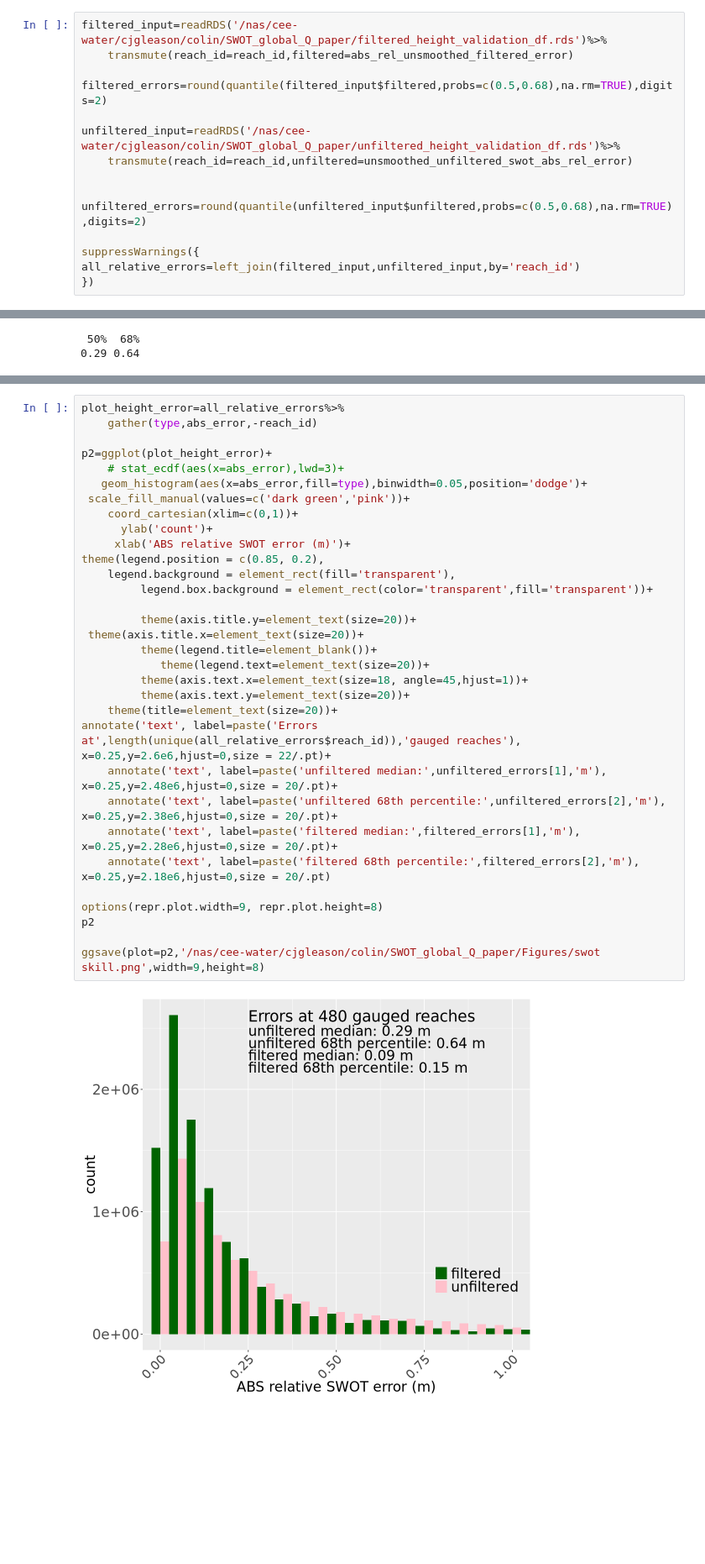
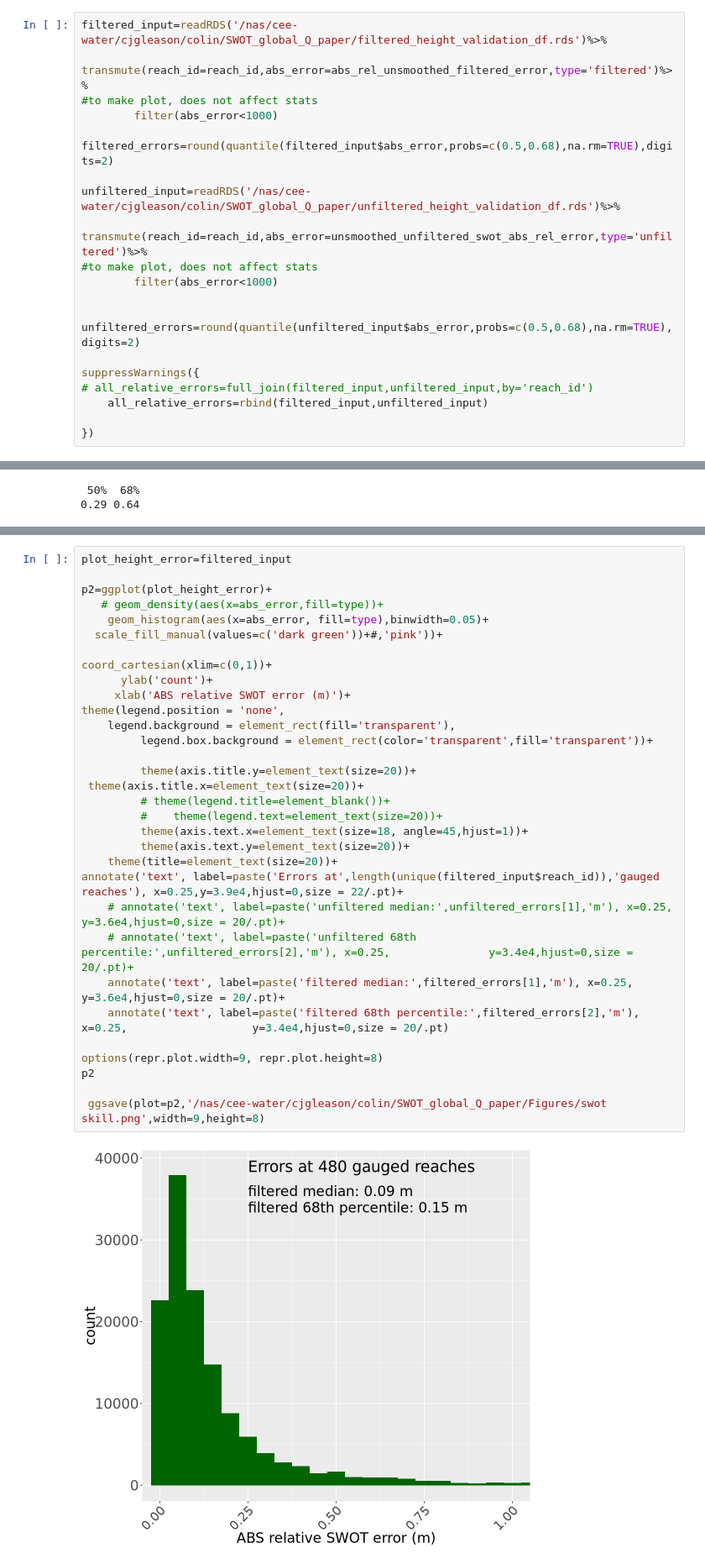
Before and after one commit to Fluvial-UMass/SWOT_SES_code, a Jupyter notebook: gauge_comparisons.ipynb, the cells around one changed output, grey strips where cells are left out. Shown: that part at 84% size. Cells and saved outputs as stored; diff of their text form; blank space fills up the shorter version.

```diff
--- a/gauge_comparisons.ipynb
+++ b/gauge_comparisons.ipynb
@@ -82,14 +99,20 @@ Warning message:
 # %%
 filtered_input=readRDS('/nas/cee-water/cjgleason/colin/SWOT_global_Q_paper/filtered_height_validation_df.rds')%>%
-    transmute(reach_id=reach_id,filtered=abs_rel_unsmoothed_filtered_error)
+    transmute(reach_id=reach_id,abs_error=abs_rel_unsmoothed_filtered_error,type='filtered')%>%
+#to make plot, does not affect stats
+        filter(abs_error<1000)
 
-filtered_errors=round(quantile(filtered_input$filtered,probs=c(0.5,0.68),na.rm=TRUE),digits=2)
+filtered_errors=round(quantile(filtered_input$abs_error,probs=c(0.5,0.68),na.rm=TRUE),digits=2)
 
 unfiltered_input=readRDS('/nas/cee-water/cjgleason/colin/SWOT_global_Q_paper/unfiltered_height_validation_df.rds')%>%
-    transmute(reach_id=reach_id,unfiltered=unsmoothed_unfiltered_swot_abs_rel_error)
+    transmute(reach_id=reach_id,abs_error=unsmoothed_unfiltered_swot_abs_rel_error,type='unfiltered')%>%
+#to make plot, does not affect stats
+        filter(abs_error<1000)
 
- unfiltered_errors=round(quantile(unfiltered_input$unfiltered,probs=c(0.5,0.68),na.rm=TRUE),digits=2)
+ unfiltered_errors=round(quantile(unfiltered_input$abs_error,probs=c(0.5,0.68),na.rm=TRUE),digits=2)
 
 suppressWarnings({
-all_relative_errors=left_join(filtered_input,unfiltered_input,by='reach_id')
+# all_relative_errors=full_join(filtered_input,unfiltered_input,by='reach_id')
+    all_relative_errors=rbind(filtered_input,unfiltered_input)
+
 })
@@ -104,37 +146,37 @@ unfiltered_errors
 # %%
-plot_height_error=all_relative_errors%>%
-    gather(type,abs_error,-reach_id)
+plot_height_error=filtered_input
 
 p2=ggplot(plot_height_error)+
-    # stat_ecdf(aes(x=abs_error),lwd=3)+
-   geom_histogram(aes(x=abs_error,fill=type),binwidth=0.05,position='dodge')+
- scale_fill_manual(values=c('dark green','pink'))+
-    coord_cartesian(xlim=c(0,1))+
+   # geom_density(aes(x=abs_error,fill=type))+
+    geom_histogram(aes(x=abs_error, fill=type),binwidth=0.05)+
+  scale_fill_manual(values=c('dark green'))+#,'pink'))+
+
+coord_cartesian(xlim=c(0,1))+
       ylab('count')+
      xlab('ABS relative SWOT error (m)')+
-theme(legend.position = c(0.85, 0.2),
+theme(legend.position = 'none',
     legend.background = element_rect(fill='transparent'),
          legend.box.background = element_rect(color='transparent',fill='transparent'))+
 
          theme(axis.title.y=element_text(size=20))+
  theme(axis.title.x=element_text(size=20))+
-         theme(legend.title=element_blank())+
-            theme(legend.text=element_text(size=20))+
+         # theme(legend.title=element_blank())+
+         #    theme(legend.text=element_text(size=20))+
          theme(axis.text.x=element_text(size=18, angle=45,hjust=1))+
          theme(axis.text.y=element_text(size=20))+
     theme(title=element_text(size=20))+
-annotate('text', label=paste('Errors at',length(unique(all_relative_errors$reach_id)),'gauged reaches'), x=0.25,y=2.6e6,hjust=0,size = 22/.pt)+
-    annotate('text', label=paste('unfiltered median:',unfiltered_errors[1],'m'), x=0.25,y=2.48e6,hjust=0,size = 20/.pt)+
-    annotate('text', label=paste('unfiltered 68th percentile:',unfiltered_errors[2],'m'), x=0.25,y=2.38e6,hjust=0,size = 20/.pt)+
-    annotate('text', label=paste('filtered median:',filtered_errors[1],'m'), x=0.25,y=2.28e6,hjust=0,size = 20/.pt)+
-    annotate('text', label=paste('filtered 68th percentile:',filtered_errors[2],'m'), x=0.25,y=2.18e6,hjust=0,size = 20/.pt)
+annotate('text', label=paste('Errors at',length(unique(filtered_input$reach_id)),'gauged reaches'), x=0.25,y=3.9e4,hjust=0,size = 22/.pt)+
+    # annotate('text', label=paste('unfiltered median:',unfiltered_errors[1],'m'), x=0.25,                        y=3.6e4,hjust=0,size = 20/.pt)+
+    # annotate('text', label=paste('unfiltered 68th percentile:',unfiltered_errors[2],'m'), x=0.25,               y=3.4e4,hjust=0,size = 20/.pt)+
+    annotate('text', label=paste('filtered median:',filtered_errors[1],'m'), x=0.25,                            y=3.6e4,hjust=0,size = 20/.pt)+
+    annotate('text', label=paste('filtered 68th percentile:',filtered_errors[2],'m'), x=0.25,                   y=3.4e4,hjust=0,size = 20/.pt)
 
 options(repr.plot.width=9, repr.plot.height=8)
 p2
 
-ggsave(plot=p2,'/nas/cee-water/cjgleason/colin/SWOT_global_Q_paper/Figures/swot skill.png',width=9,height=8)
+ ggsave(plot=p2,'/nas/cee-water/cjgleason/colin/SWOT_global_Q_paper/Figures/swot skill.png',width=9,height=8)
 # %% [output]
-[figure, old version]
+[figure, new version]
 # %%
 library(dplyr)
 library(tidyr)
```
Also changed, not shown: parts of 3 cells of this notebook.
